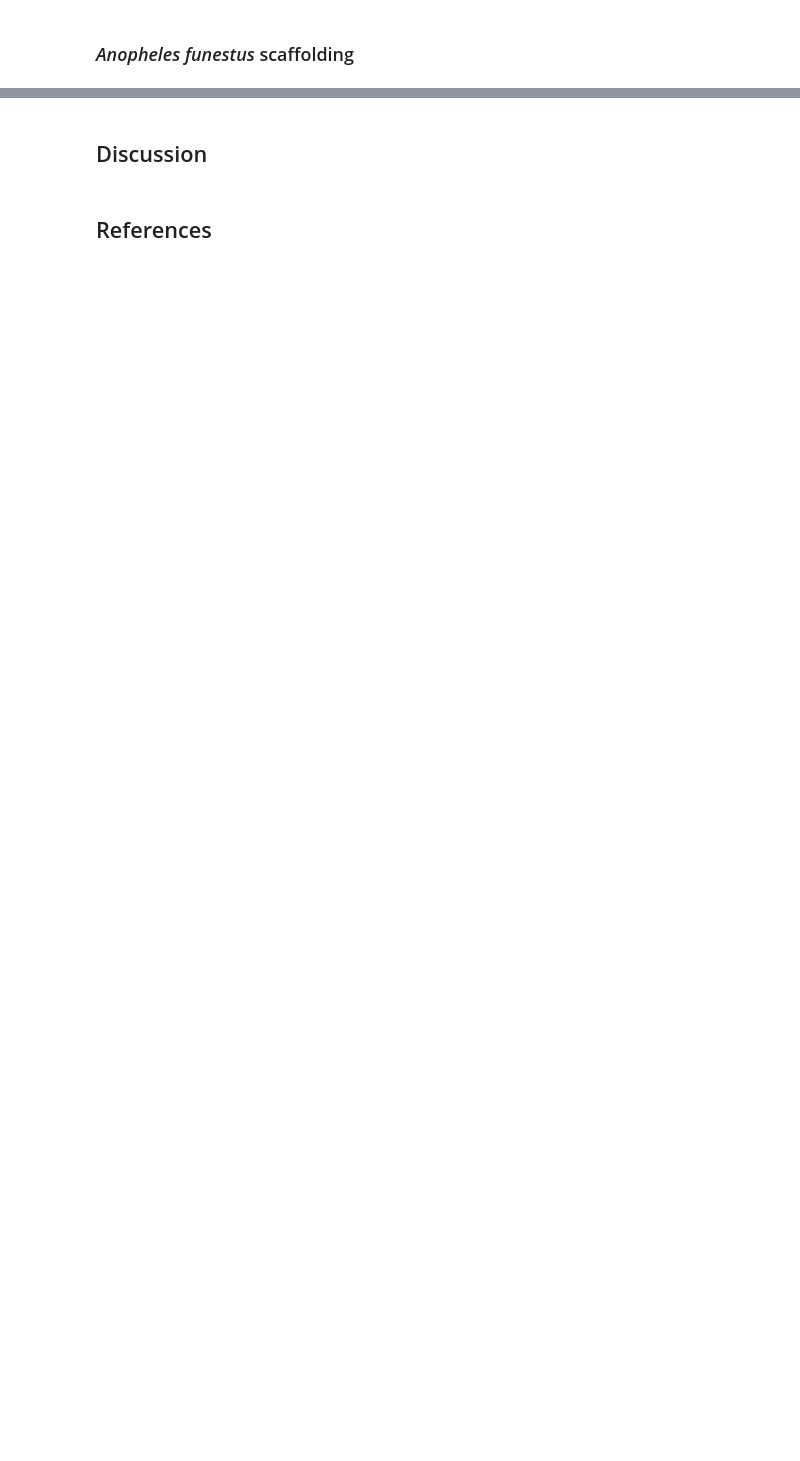
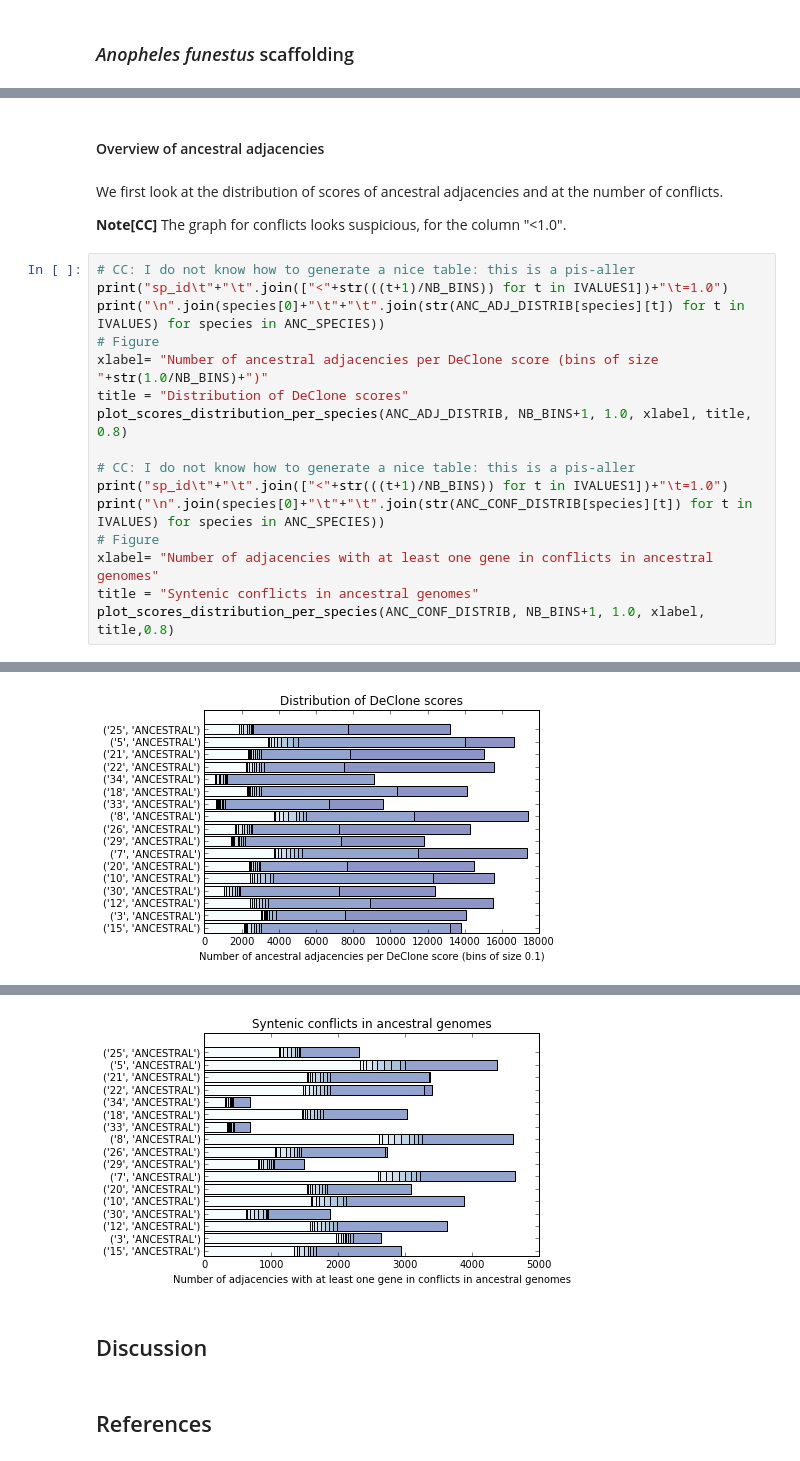
Before and after one commit to YoannAnselmetti/ADseq_Anopheles, a Jupyter notebook: Anopheles phylogenetic scaffolding.ipynb, the cells around one changed output, grey strips where cells are left out. Saved outputs shown, nothing was run; the diff lists cells and outputs as text; blank space fills up the shorter version.

```diff
--- a/Anopheles phylogenetic scaffolding.ipynb
+++ b/Anopheles phylogenetic scaffolding.ipynb
@@ -128,0 +211,23 @@ plot_scores_distribution_per_species(ADJ_DISTRIB_R, nb_bins, 1.0, xlabel, title)
+# %% [markdown]
+#### Overview of ancestral adjacencies
+# %% [markdown]
+We first look at the distribution of scores of ancestral adjacencies and at the number of conflicts.
+
+**Note[CC]** The graph for conflicts looks suspicious, for the column "<1.0".
+# %%
+# CC: I do not know how to generate a nice table: this is a pis-aller
+print("sp_id\t"+"\t".join(["<"+str(((t+1)/NB_BINS)) for t in IVALUES1])+"\t=1.0")
+print("\n".join(species[0]+"\t"+"\t".join(str(ANC_ADJ_DISTRIB[species][t]) for t in IVALUES) for species in ANC_SPECIES))
+# Figure
+xlabel= "Number of ancestral adjacencies per DeClone score (bins of size "+str(1.0/NB_BINS)+")"
+title = "Distribution of DeClone scores"
+plot_scores_distribution_per_species(ANC_ADJ_DISTRIB, NB_BINS+1, 1.0, xlabel, title, 0.8)
+
+# CC: I do not know how to generate a nice table: this is a pis-aller
+print("sp_id\t"+"\t".join(["<"+str(((t+1)/NB_BINS)) for t in IVALUES1])+"\t=1.0")
+print("\n".join(species[0]+"\t"+"\t".join(str(ANC_CONF_DISTRIB[species][t]) for t in IVALUES) for species in ANC_SPECIES))
+# Figure
+xlabel= "Number of adjacencies with at least one gene in conflicts in ancestral genomes"
+title = "Syntenic conflicts in ancestral genomes"
+plot_scores_distribution_per_species(ANC_CONF_DISTRIB, NB_BINS+1, 1.0, xlabel, title,0.8)
+# %% [output]
@@ -128,0 +252 @@ plot_scores_distribution_per_species(ADJ_DISTRIB_R, nb_bins, 1.0, xlabel, title)
+[figure, added]
@@ -129,3 +271,4 @@ plot_scores_distribution_per_species(ADJ_DISTRIB_R, nb_bins, 1.0, xlabel, title)
+[figure, added]
 # %% [markdown]
 ## Discussion
 # %% [markdown]
```
Also changed, not shown: parts of 23 cells of this notebook.
